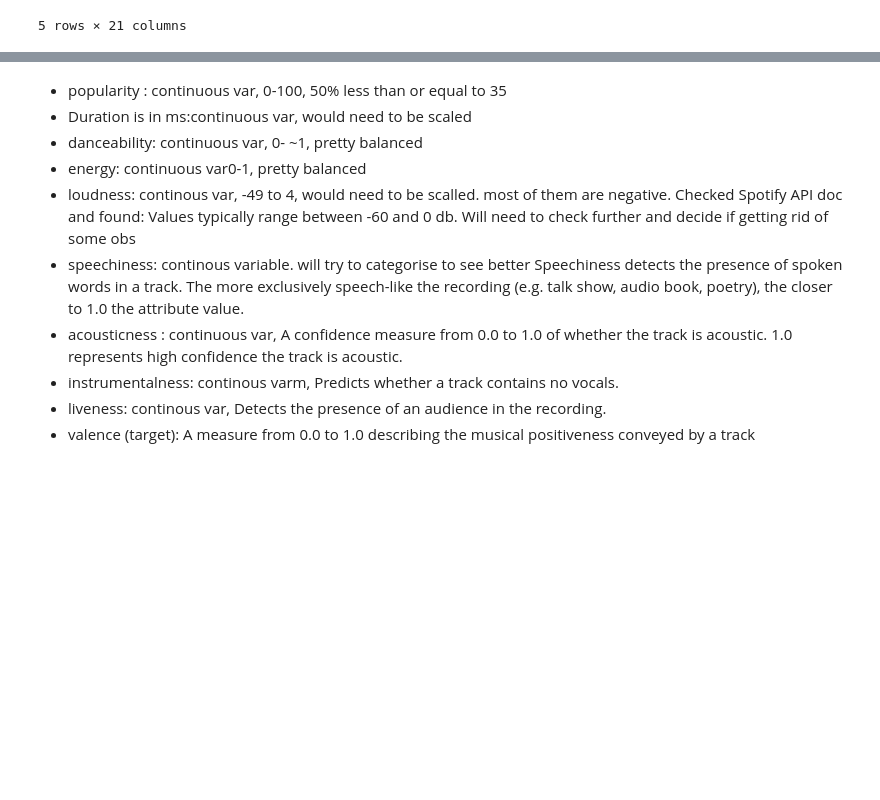
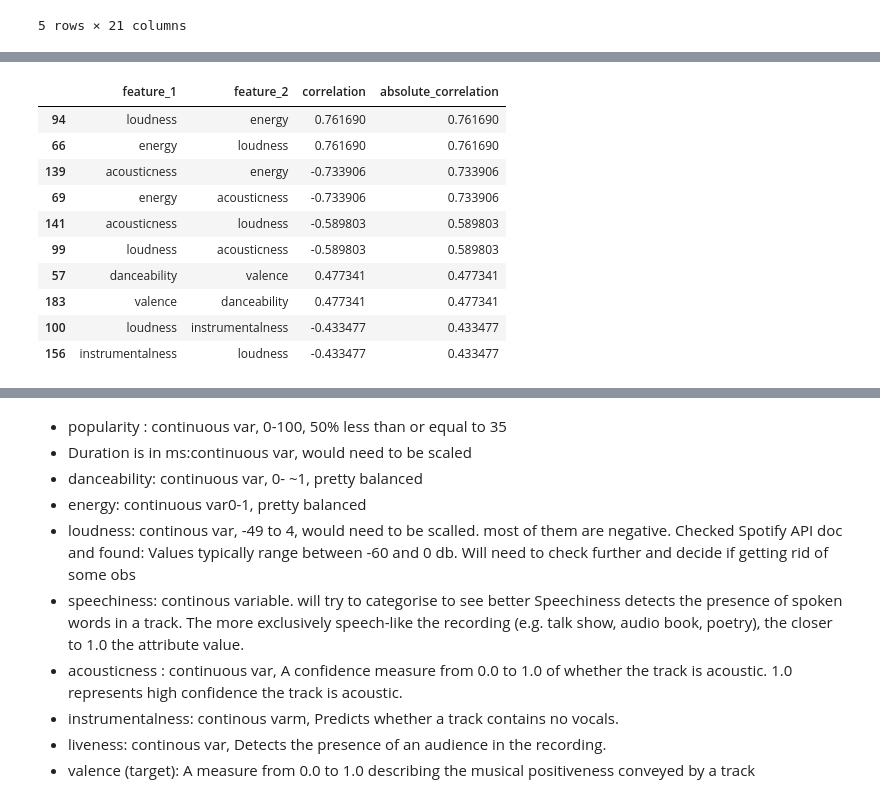
Before and after one commit to anaisdangeot/mood_detector, a Jupyter notebook: notebooks/anaisdangeot_data_exploration.ipynb, the cells around one changed output, grey strips where cells are left out. Drawn from its saved outputs; the diff is of its cells as text; code cells hidden in the pictures; blank space fills up the shorter version.

```diff
--- a/notebooks/anaisdangeot_data_exploration.ipynb
+++ b/notebooks/anaisdangeot_data_exploration.ipynb
@@ -16,3 +51,31 @@ data.head()
+# %%
+# Converting the correlation matrix into a DataFrame
+corr_df = correlation_matrix.stack().reset_index()
+
+# Renaming the columns
+corr_df.columns = ['feature_1','feature_2', 'correlation']
+
+# Remove "self correlations"
+no_self_correlation = (corr_df['feature_1'] != corr_df['feature_2'])
+corr_df = corr_df[no_self_correlation]
+
+# Computing the absolute correlation
+corr_df['absolute_correlation'] = np.abs(corr_df['correlation'])
+
+# Showing the top 5 most correlated pairs of feature
+corr_df.sort_values(by="absolute_correlation", ascending=False).head(5*2)
+# %% [output]
+|  | feature_1 | feature_2 | correlation | absolute_correlation |
+| 94 | loudness | energy | 0.761690 | 0.761690 |
+| 66 | energy | loudness | 0.761690 | 0.761690 |
+| 139 | acousticness | energy | -0.733906 | 0.733906 |
+| 69 | energy | acousticness | -0.733906 | 0.733906 |
+| 141 | acousticness | loudness | -0.589803 | 0.589803 |
+| 99 | loudness | acousticness | -0.589803 | 0.589803 |
+| 57 | danceability | valence | 0.477341 | 0.477341 |
+| 183 | valence | danceability | 0.477341 | 0.477341 |
+| 100 | loudness | instrumentalness | -0.433477 | 0.433477 |
+| 156 | instrumentalness | loudness | -0.433477 | 0.433477 |
 # %%
 data.describe()
 # %% [output]
```
Also changed, not shown: parts of 4 cells of this notebook, 1 other file.
